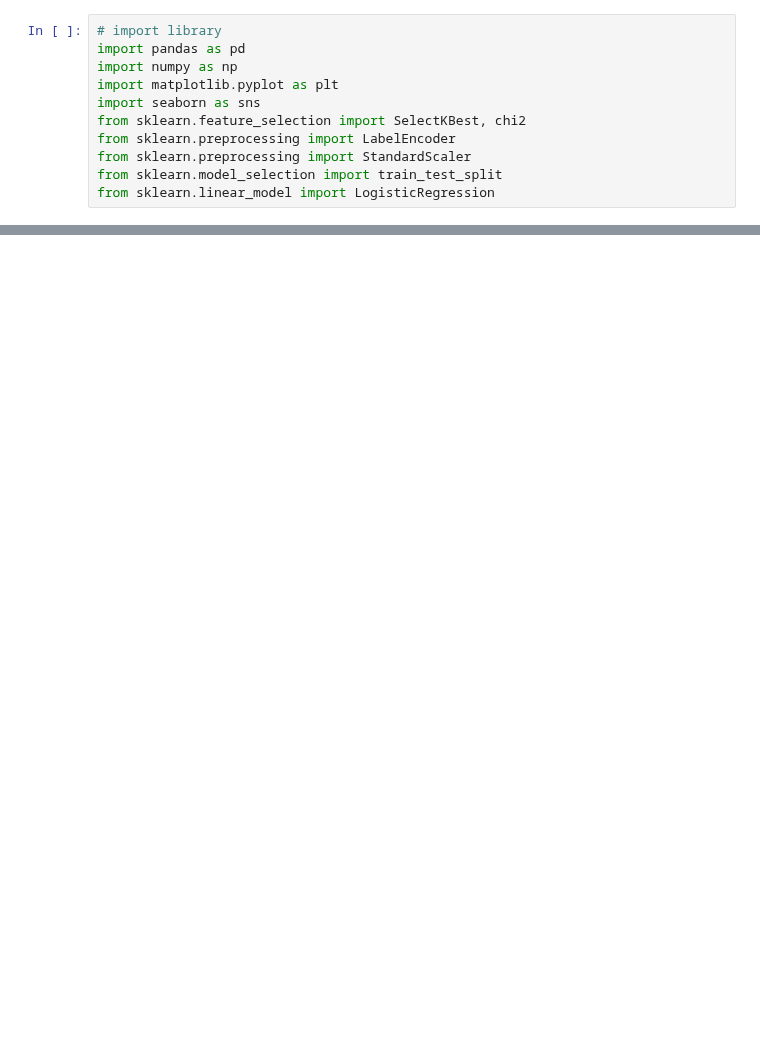
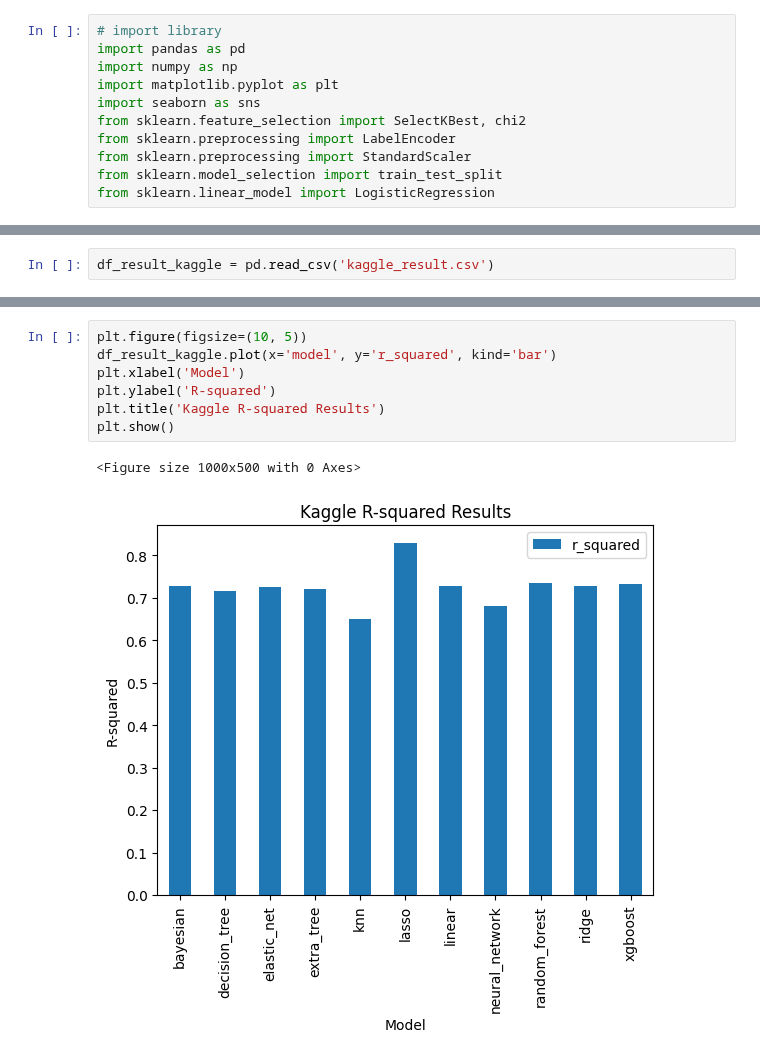
Before and after one commit to breadworshipper/TK-Kasdad, a Jupyter notebook: regression/recap.ipynb, the cells around one changed output, grey strips where cells are left out. Cells and saved outputs as stored; diff of their text form; blank space fills up the shorter version.

```diff
--- a/regression/recap.ipynb
+++ b/regression/recap.ipynb
@@ -42,2 +44,4 @@ df_result_model.head(99)
+# %%
+df_result_kaggle = pd.read_csv('kaggle_result.csv')
 # %%
 plt.figure(figsize=(10, 5))
@@ -81,0 +86,10 @@ plt.show()
+# %%
+plt.figure(figsize=(10, 5))
+df_result_kaggle.plot(x='model', y='r_squared', kind='bar')
+plt.xlabel('Model')
+plt.ylabel('R-squared')
+plt.title('Kaggle R-squared Results')
+plt.show()
+# %% [output]
+<Figure size 1000x500 with 0 Axes>
+[figure, added]
```
Also changed, not shown: parts of 6 cells of this notebook, 4 other files.
